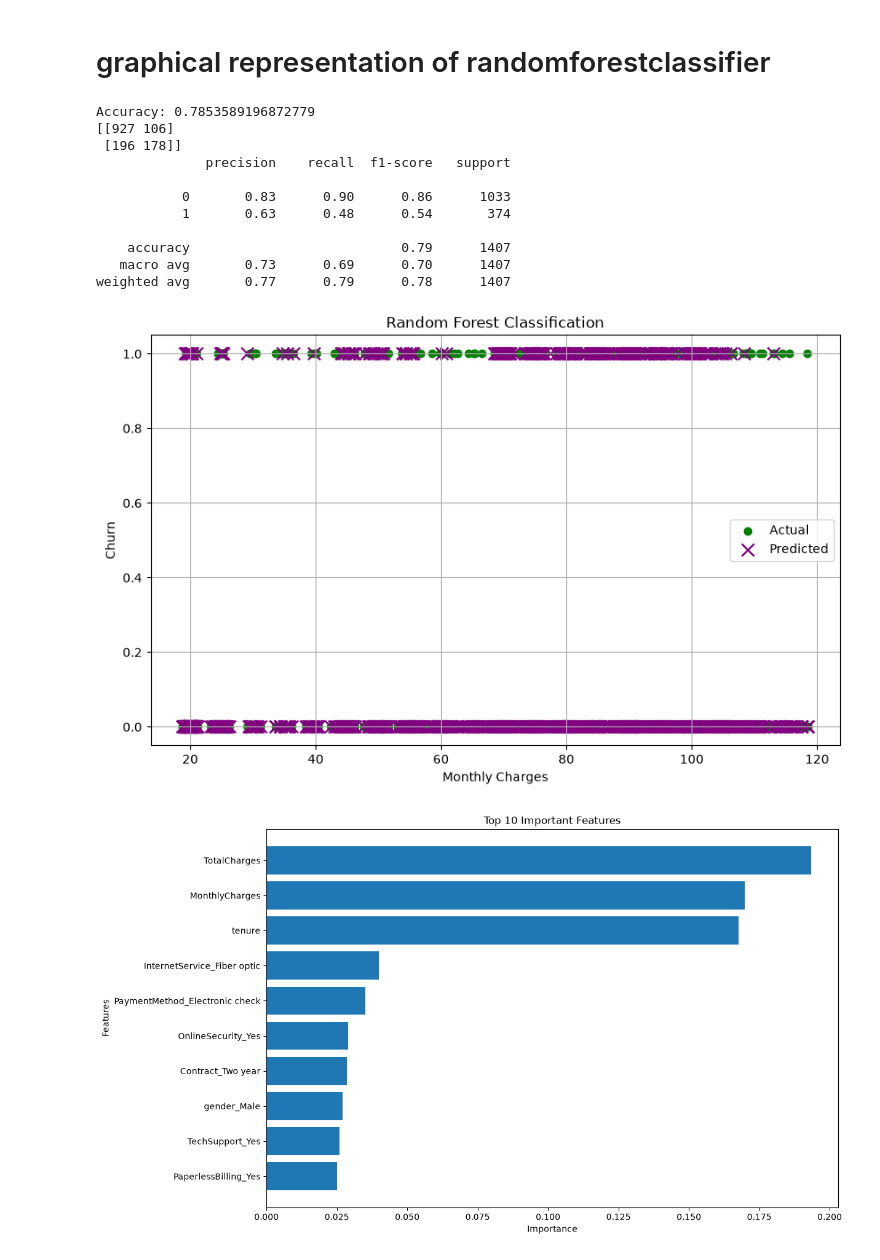
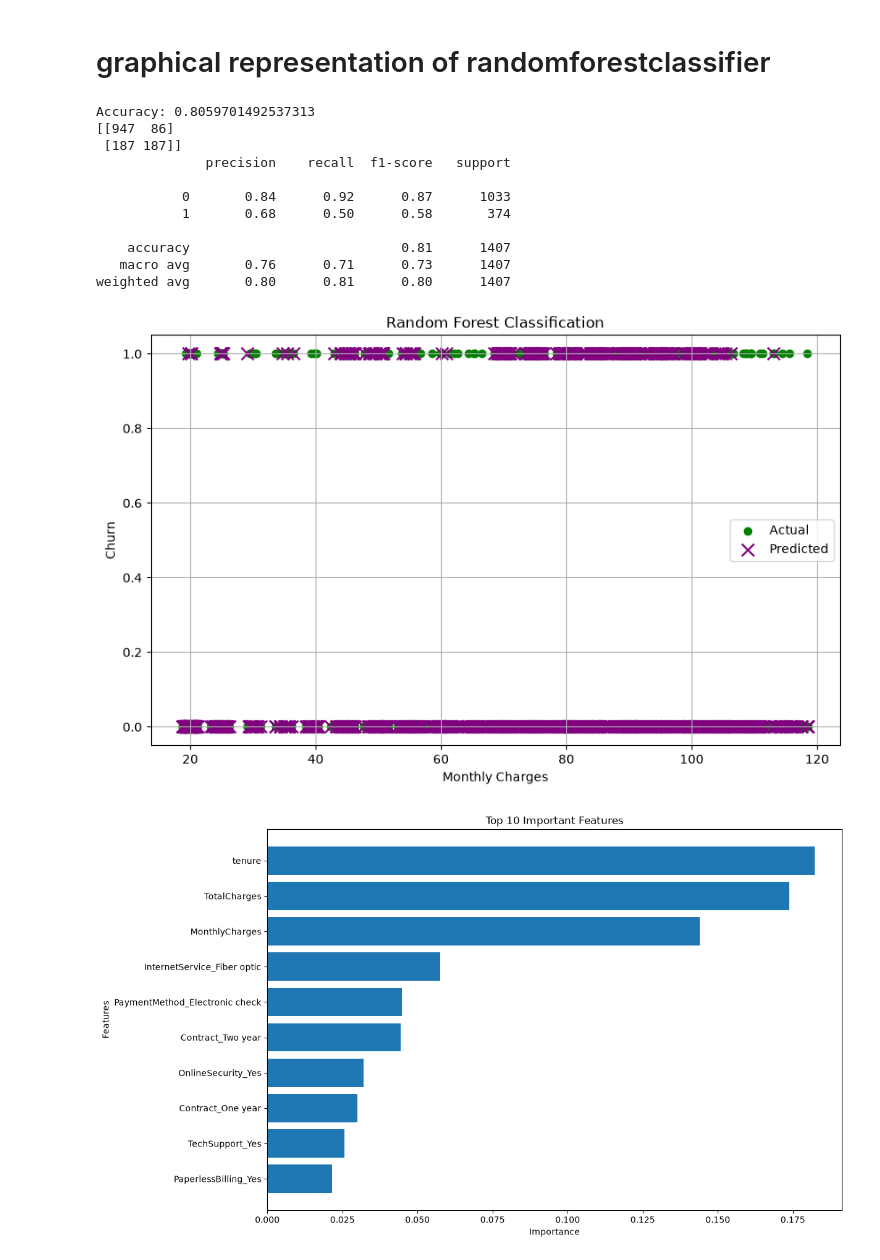
Before and after one commit to pushadapuvarshitha-blip/AI-Customer-churn-prediction, a Jupyter notebook: churn.ipynb, the cells around one changed output. Cells and saved outputs as stored; diff of their text form; code cells hidden in the pictures.

```diff
--- a/churn.ipynb
+++ b/churn.ipynb
@@ -634,8 +646,7 @@ weighted avg       0.78      0.79      0.78      1407
 # %% [markdown]
 # graphical representation of randomforestclassifier
 # %%
-# RANDOM FOREST CLASSIFICATION
-
+# randomforestclassifier
 import pandas as pd
 import matplotlib.pyplot as plt
 
@@ -671,7 +682,10 @@ X_train, X_test, y_train, y_test = train_test_split(
 
 # Train Model
 model = RandomForestClassifier(
-    n_estimators=100,
+    n_estimators=300,
+    max_depth=15,
+    min_samples_split=5,
+    min_samples_leaf=2,
     random_state=42
 )
 
@@ -725,40 +739,40 @@ importance = model.feature_importances_
 feature_importance = pd.DataFrame({
     "Feature": X.columns,
     "Importance": importance
 })
 
 feature_importance = feature_importance.sort_values(
     by="Importance",
     ascending=False
 )
 
 plt.figure(figsize=(12,8))
 
 plt.barh(
     feature_importance["Feature"][:10],
     feature_importance["Importance"][:10]
 )
 
 plt.title("Top 10 Important Features")
 
 plt.xlabel("Importance")
 
 plt.ylabel("Features")
 
 plt.gca().invert_yaxis()
 
 plt.show()
 # %% [output]
-Accuracy: 0.7853589196872779
-[[927 106]
- [196 178]]
+Accuracy: 0.8059701492537313
+[[947  86]
+ [187 187]]
               precision    recall  f1-score   support
 
-           0       0.83      0.90      0.86      1033
-           1       0.63      0.48      0.54       374
+           0       0.84      0.92      0.87      1033
+           1       0.68      0.50      0.58       374
 
-    accuracy                           0.79      1407
-   macro avg       0.73      0.69      0.70      1407
-weighted avg       0.77      0.79      0.78      1407
+    accuracy                           0.81      1407
+   macro avg       0.76      0.71      0.73      1407
+weighted avg       0.80      0.81      0.80      1407
-[figure, old version]
+[figure, new version]
-[figure, old version]
+[figure, new version]
```
Also changed, not shown: parts of 8 cells of this notebook, 1 other file.
